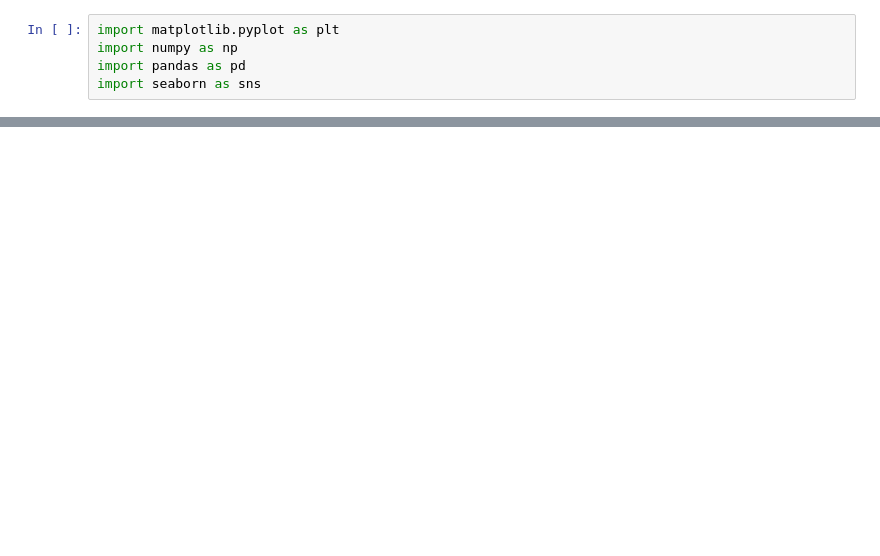
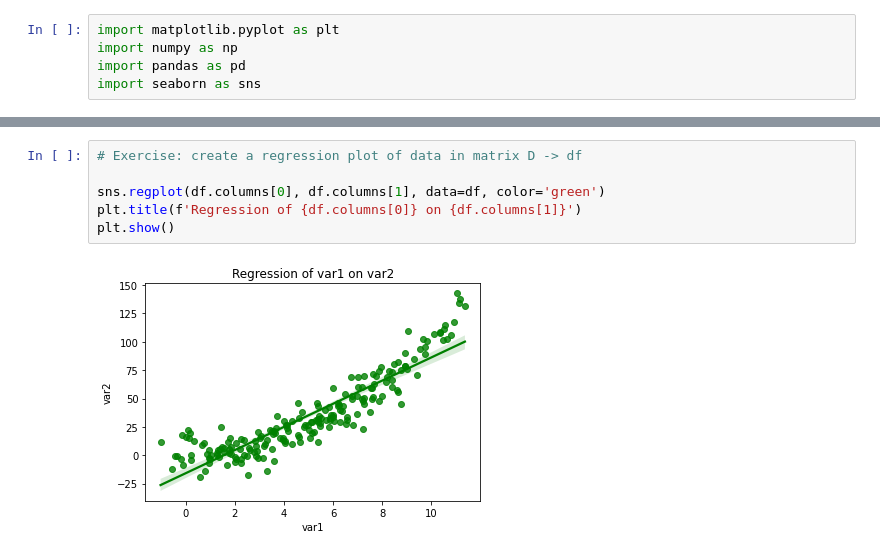
Before and after one commit to leihuang007/DeepLearning, a Jupyter notebook: 00.basic-python/seaborn.ipynb, the cells around one changed output, grey strips where cells are left out. Drawn from its saved outputs; the diff is of its cells as text; blank space fills up the shorter version.

Commit message:
绘制回归图(Regression Plot)

```diff
--- a/00.basic-python/seaborn.ipynb
+++ b/00.basic-python/seaborn.ipynb
@@ -28,0 +37,8 @@ sns.jointplot(df.columns[0], df.columns[1], data=df, kind="kde")
+# %%
+# Exercise: create a regression plot of data in matrix D -> df
+
+sns.regplot(df.columns[0], df.columns[1], data=df, color='green')
+plt.title(f'Regression of {df.columns[0]} on {df.columns[1]}')
+plt.show()
+# %% [output]
+[figure, added]
```
Also changed, not shown: parts of 3 cells of this notebook.
